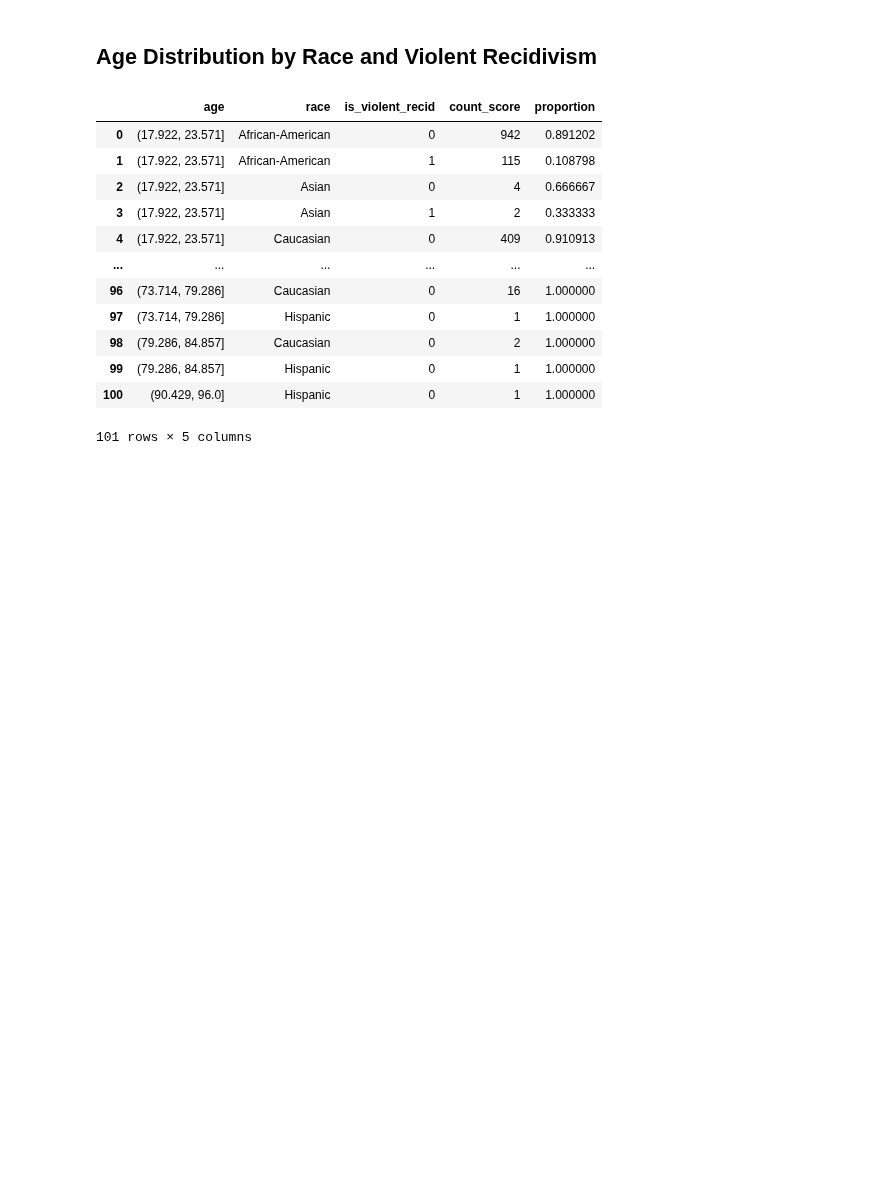
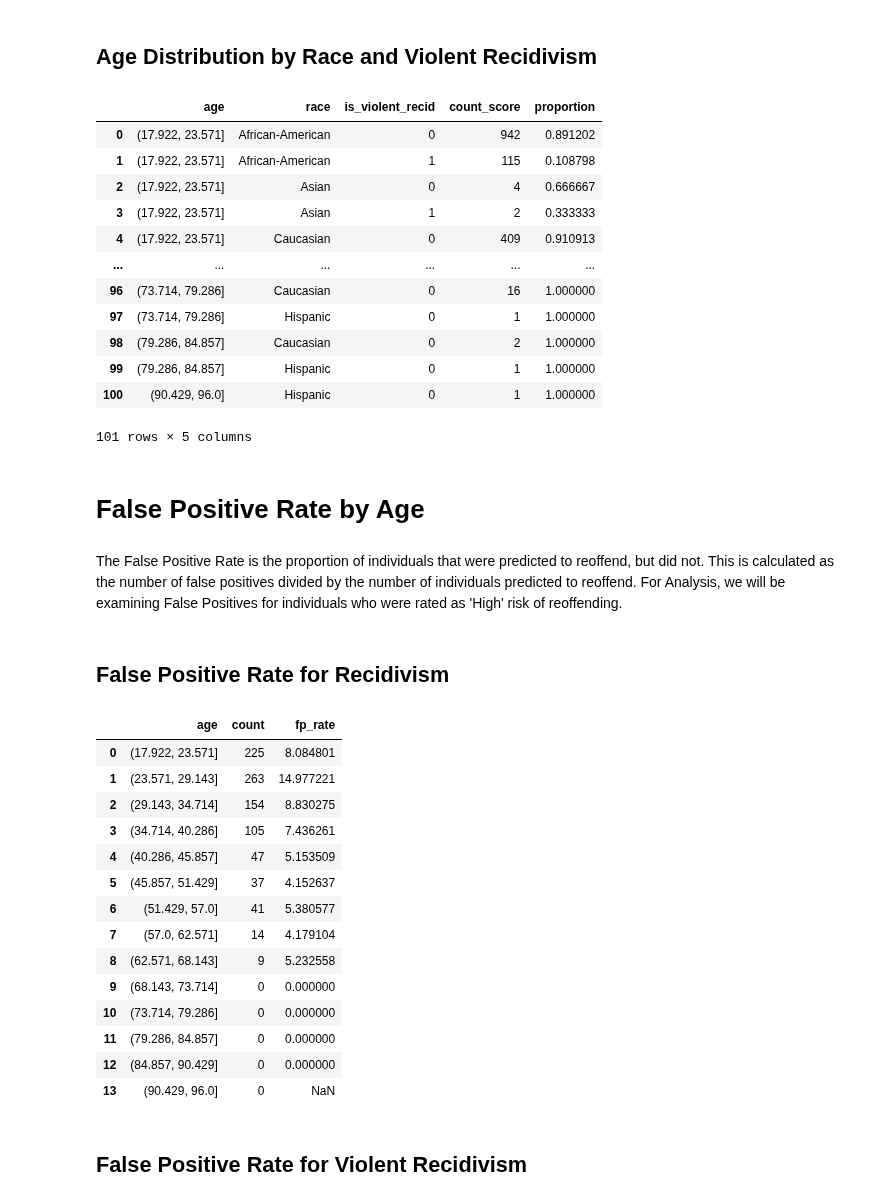
Before and after one commit to chance-roberts/DATA6550-Bias, a Jupyter notebook: Code/Roberts/RobertsC_Module1_Bias.ipynb, the cells around one changed output. Saved outputs shown, nothing was run; the diff lists cells and outputs as text; code cells hidden in the pictures; blank space fills up the shorter version.

```diff
--- a/Code/Roberts/RobertsC_Module1_Bias.ipynb
+++ b/Code/Roberts/RobertsC_Module1_Bias.ipynb
@@ -261,3 +261,36 @@ age_race_vresid_table
 | 99 | (79.286, 84.857] | Hispanic | 0 | 1 | 1.000000 |
 | 100 | (90.429, 96.0] | Hispanic | 0 | 1 | 1.000000 |
 101 rows × 5 columns
+# %% [markdown]
+# False Positive Rate by Age
+# %% [markdown]
+The False Positive Rate is the proportion of individuals that were predicted to reoffend, but did not. This is calculated as the number of false positives divided by the number of individuals predicted to reoffend. For Analysis, we will be examining False Positives for individuals who were rated as 'High' risk of reoffending.
+# %% [markdown]
+## False Positive Rate for Recidivism
+# %%
+#Filter the data to only include people with a 'High' risk score who did not recidivate
+fp_resid = df_non_dup[(df_non_dup['is_recid'] == 0) & (df_non_dup['score_text'] == 'High')]
+# %%
+#Calculate the false positive rate for each 'age' bin
+age_fp_table = fp_resid.groupby(age_bins)['name'].count().reset_index()
+age_fp_table.columns = ['age', 'count']
+age_fp_table['fp_rate'] = (age_fp_table['count'] / age_bins_table['count']) *100
+age_fp_table
+# %% [output]
+|  | age | count | fp_rate |
+| 0 | (17.922, 23.571] | 225 | 8.084801 |
+| 1 | (23.571, 29.143] | 263 | 14.977221 |
+| 2 | (29.143, 34.714] | 154 | 8.830275 |
+| 3 | (34.714, 40.286] | 105 | 7.436261 |
+| 4 | (40.286, 45.857] | 47 | 5.153509 |
+| 5 | (45.857, 51.429] | 37 | 4.152637 |
+| 6 | (51.429, 57.0] | 41 | 5.380577 |
+| 7 | (57.0, 62.571] | 14 | 4.179104 |
+| 8 | (62.571, 68.143] | 9 | 5.232558 |
+| 9 | (68.143, 73.714] | 0 | 0.000000 |
+| 10 | (73.714, 79.286] | 0 | 0.000000 |
+| 11 | (79.286, 84.857] | 0 | 0.000000 |
+| 12 | (84.857, 90.429] | 0 | 0.000000 |
+| 13 | (90.429, 96.0] | 0 | NaN |
+# %% [markdown]
+## False Positive Rate for Violent Recidivism
```
Also changed, not shown: parts of 2 cells of this notebook.
